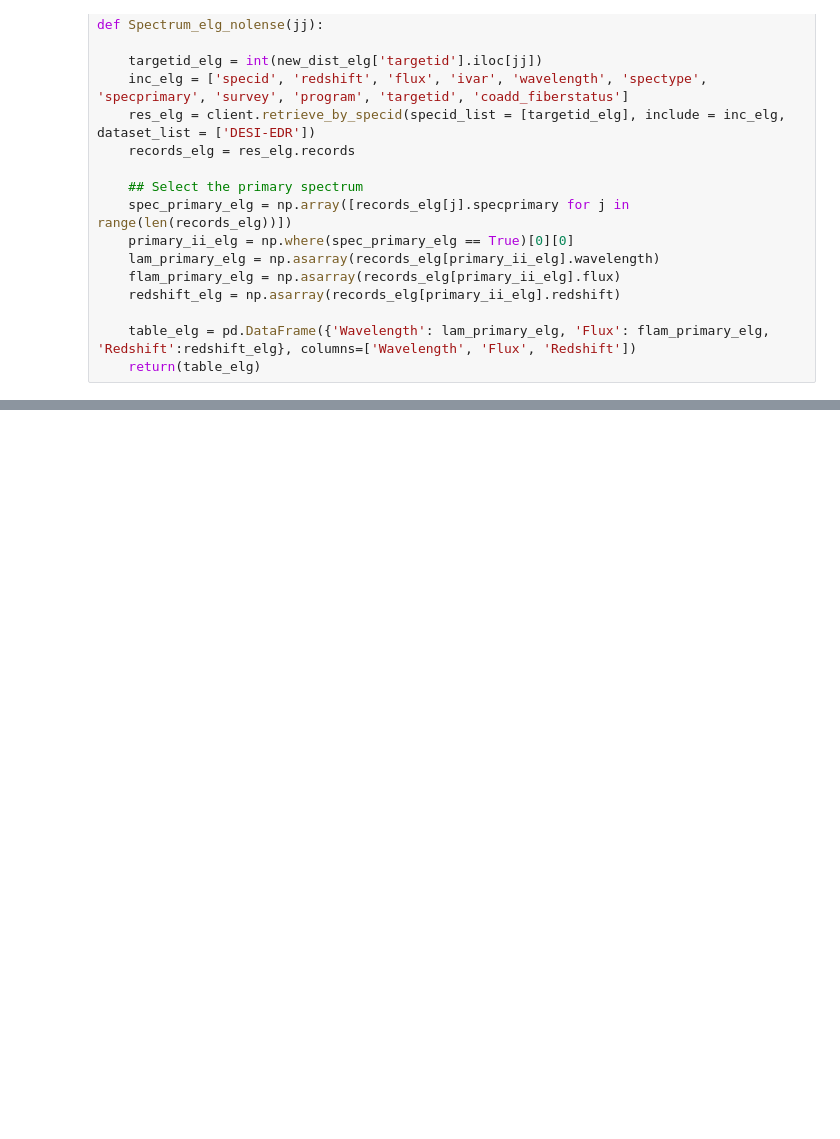
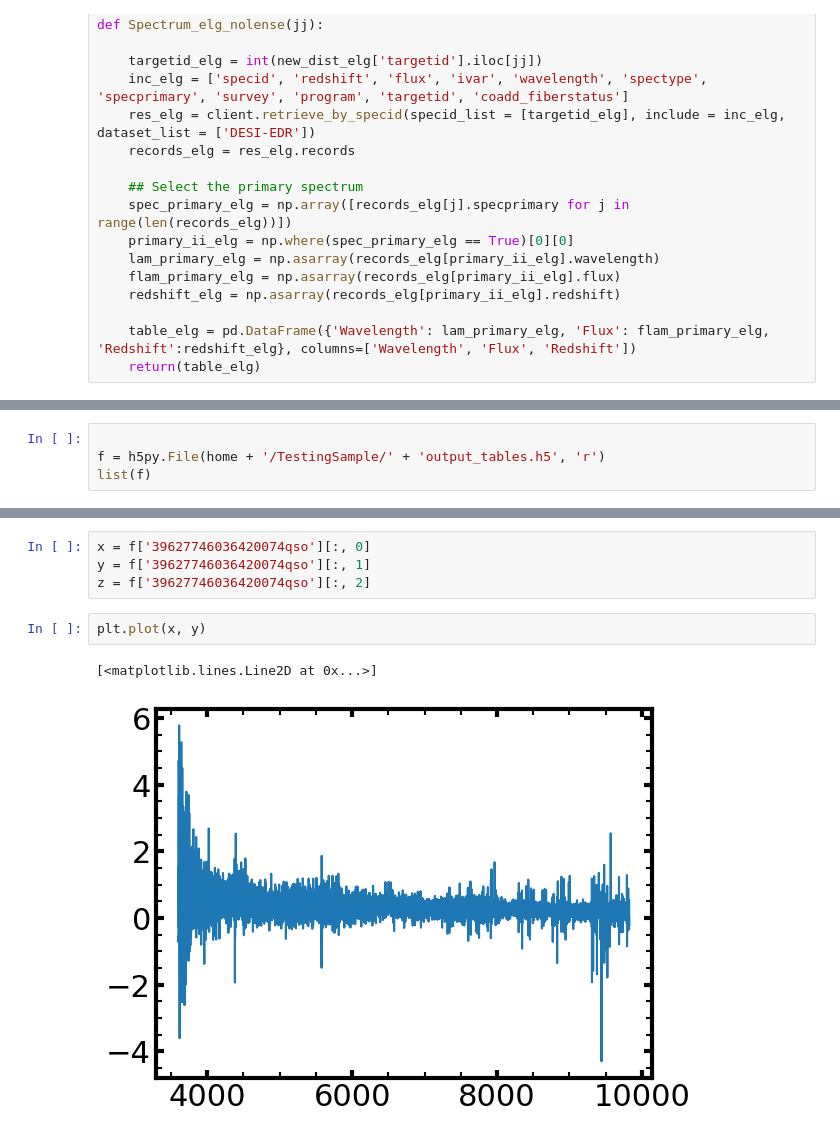
Before and after one commit to emcarthur123/QSL-ML, a Jupyter notebook: TestingSample.ipynb, the cells around one changed output, grey strips where cells are left out. Saved outputs shown, nothing was run; the diff lists cells and outputs as text; blank space fills up the shorter version.

```diff
--- a/TestingSample.ipynb
+++ b/TestingSample.ipynb
@@ -663,0 +548,4 @@ plt.show()
+# %%
+
+f = h5py.File(home + '/TestingSample/' + 'output_tables.h5', 'r')
+list(f)
@@ -663,0 +571,9 @@ plt.show()
+# %%
+x = f['39627746036420074qso'][:, 0]
+y = f['39627746036420074qso'][:, 1]
+z = f['39627746036420074qso'][:, 2]
+# %%
+plt.plot(x, y)
+# %% [output]
+[<matplotlib.lines.Line2D at 0x...>]
+[figure, added]
```
Also changed, not shown: parts of 21 cells of this notebook, 16 other files.
